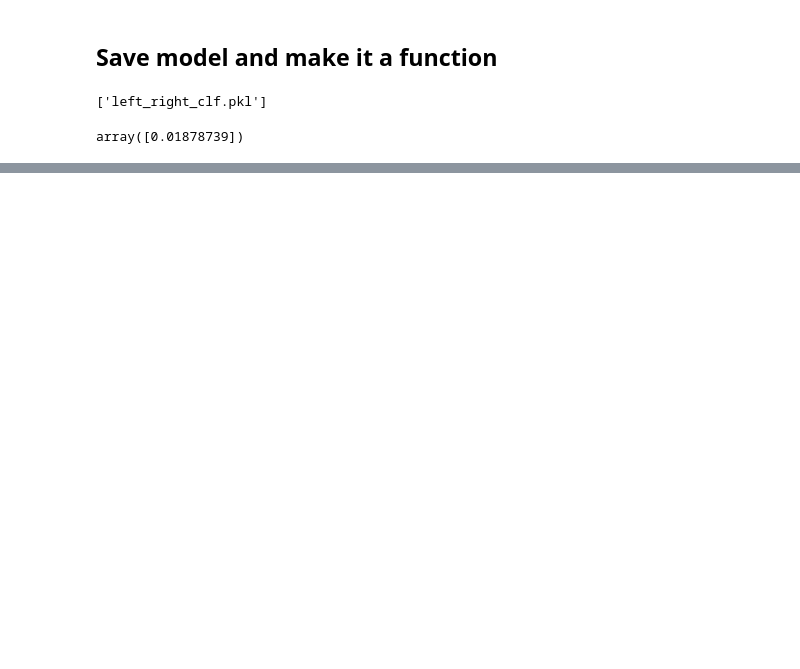
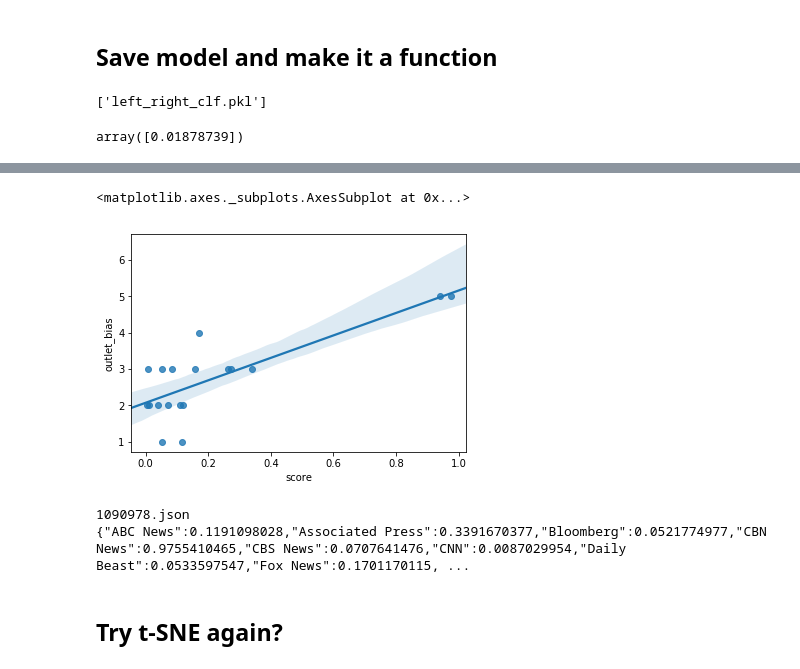
Before and after one commit to hubertjb/kesseca, a Jupyter notebook: scripts/training_left_right_classifier.ipynb, the cells around one changed output, grey strips where cells are left out. Saved outputs shown, nothing was run; the diff lists cells and outputs as text; code cells hidden in the pictures; blank space fills up the shorter version.

Commit message:
adding data for final list of articles, and updating notebook

```diff
--- a/scripts/training_left_right_classifier.ipynb
+++ b/scripts/training_left_right_classifier.ipynb
@@ -322,0 +331,15 @@ array([0.01878739])
+# %%
+outlets = '/home/hubert/Documents/kesseca/data/five_articles/final/1090978.json'
+
+with open(outlets, 'r') as f:
+    articles = json.load(f)
+# %%
+scores = {}
+
+for key, value in articles.items():
+    scores[key] = {'score': classify_left_right(value['body'], clf=clf)[0],
+                   'outlet_bias': value['bias'],
+                   'likes': value['facebook_likes']}
+
+scores_df = pd.DataFrame(scores).T
+scores_df
@@ -322,0 +364,11 @@ array([0.01878739])
+# %%
+sns.regplot(scores_df['score'], scores_df['outlet_bias'])
+# %% [output]
+<matplotlib.axes._subplots.AxesSubplot at 0x...>
+[figure, added]
+# %%
+print(outlets.split('/')[-1])
+print(scores_df['score'].to_json())
+# %% [output]
+1090978.json
+{"ABC News":0.1191098028,"Associated Press":0.3391670377,"Bloomberg":0.0521774977,"CBN News":0.9755410465,"CBS News":0.0707641476,"CNN":0.0087029954,"Daily Beast":0.0533597547,"Fox News":0.1701170115, ...
@@ -322,0 +384,2 @@ array([0.01878739])
+# %% [markdown]
+## Try t-SNE again?
```
Also changed, not shown: parts of 10 cells of this notebook, 4 other files.
